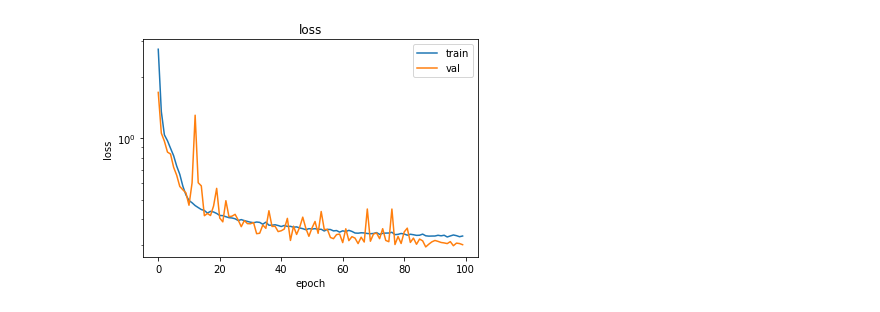
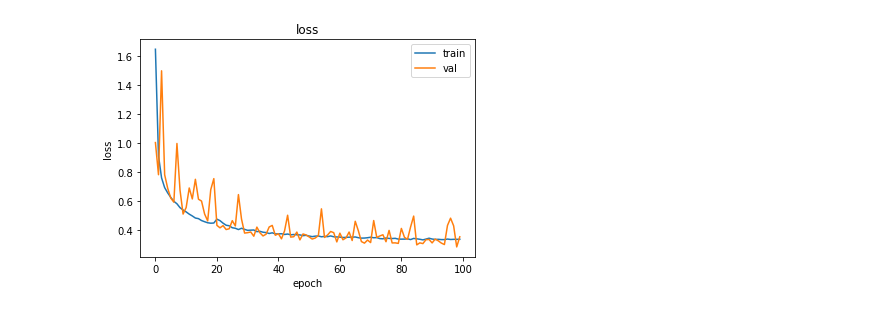
Before and after one commit to joshlerner/triumf-ml, a Jupyter notebook: PionReconstruction/PionTrainingExample.ipynb, the cells around one changed output. Saved outputs shown, nothing was run; the diff lists cells and outputs as text; code cells hidden in the pictures.

```diff
--- a/PionReconstruction/PionTrainingExample.ipynb
+++ b/PionReconstruction/PionTrainingExample.ipynb
@@ -77,13 +94,12 @@ val_file_list = (pi0_list[val_start:val_end], pipm_list[val_start:val_end])
 test_file_list = ([[data_path + f'pi0/user.angerami.24559740.OutputStream._000{i:03d}.root', 1] for i in range(232, 264)],
                   [[data_path + f'pipm/user.angerami.24559744.OutputStream._000{i:03d}.root', 0] for i in range(232, 264)])
 # %%
-preprocess = False
 
 train_generator = garnetDataGenerator(train_file_list,
                                       cell_geo_path,
                                       batch_size,
                                       normalizer=normalizer,
-                                      name=normalizer,
+                                      name='garnet_' + normalizer[0],
                                       labeled=True,
                                       preprocess=preprocess,
                                       output_dir=out_path + 'train/')
@@ -94,7 +110,7 @@ validation_generator = garnetDataGenerator(val_file_list,
                                            cell_geo_path,
                                            int(batch_size*(1 - train_val_split)/train_val_split),
                                            normalizer=normalizer,
-                                           name=normalizer,
+                                           name='garnet_' + normalizer[0],
                                            labeled=True,
                                            preprocess=preprocess,
                                            output_dir=out_path + 'val/')
@@ -102,7 +118,8 @@ validation_generator = garnetDataGenerator(val_file_list,
 test_generator = garnetDataGenerator(test_file_list,
                                      cell_geo_path,
                                      batch_size=20000,
-                                     normalizer=None,
+                                     normalizer=normalizer,
+                                     name='garnet_' + normalizer[0],
                                      labeled=True,
                                      preprocess=preprocess,
                                      output_dir=out_path + 'test/')
@@ -119,15 +125,0 @@ callback = tf.keras.callbacks.LearningRateScheduler(scheduler)
-# %%
-
-history = model.fit(train_generator.generator(),
-                    validation_data=validation_generator.generator(),
-                    steps_per_epoch=800,
-                    validation_steps=200,
-                    shuffle=True,
-                    epochs=100,
-                    callbacks=[callback],
-                    verbose=2)
-
-model.save(out_path + 'models/GarNet')
-
-with open(out_path + 'models/GarNet/history.pickle', 'wb') as handle:
-    pickle.dump(history.history, handle, protocol=pickle.HIGHEST_PROTOCOL)
@@ -156,0 +126,16 @@ INFO:tensorflow:Assets written to: /fast_scratch_1/jlerner/data/models/GarNet/as
+# %%
+if train:
+    callback = tf.keras.callbacks.LearningRateScheduler(scheduler)
+
+    history = model.fit(train_generator.generator(),
+                        validation_data=validation_generator.generator(),
+                        steps_per_epoch=800,
+                        validation_steps=200,
+                        shuffle=True,
+                        epochs=100,
+                        callbacks=[callback],
+                        verbose=2)
+    model.save(out_path + 'models/GarNet_' + normalizer[0]) # note that the standard scaler will not be saved
+
+    with open(out_path + 'models/GarNet_' + normalizer[0] + '/history.pickle', 'wb') as handle:
+        pickle.dump(history.history, handle, protocol=pickle.HIGHEST_PROTOCOL)
@@ -157,7 +165,7 @@ INFO:tensorflow:Assets written to: /fast_scratch_1/jlerner/data/models/GarNet/as
 # %%
 
 K.clear_session()
-model = tf.keras.models.load_model(out_path + 'models/GarNet', custom_objects={"GarNetModel": GarNetModel}, compile=False)
-with open(out_path + 'models/GarNet/history.pickle', "rb") as file:
+model = tf.keras.models.load_model(out_path + 'models/GarNet_' + normalizer[0], custom_objects={"GarNetModel": GarNetModel}, compile=False)
+with open(out_path + 'models/GarNet_' + normalizer[0] + '/history.pickle', "rb") as file:
     history = pickle.load(file)
 x, y = next(test_generator.generator())
@@ -182,8 +172,8 @@ ________________________________________________________________________________
 # %%
-loss_curve = Plotter(training, history=history, metric='loss', scale='log')
+loss_curve = Plotter(training, history=history, metric='loss')
 loss_curve.show()
 # %% [output]
-[figure, old version]
+[figure, new version]
 # %%
 accuracy_curve = Plotter(training, history=history, metric='accuracy')
 accuracy_curve.show()
```
Also changed, not shown: parts of 15 cells of this notebook, 5 other files.
